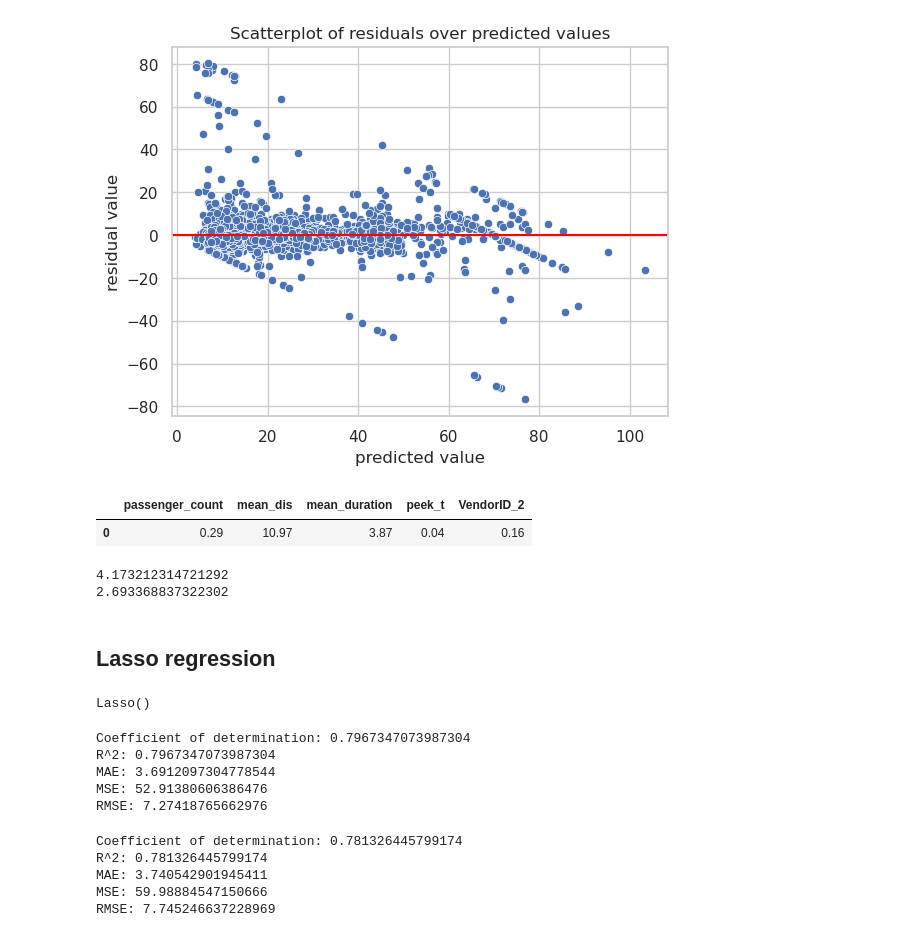
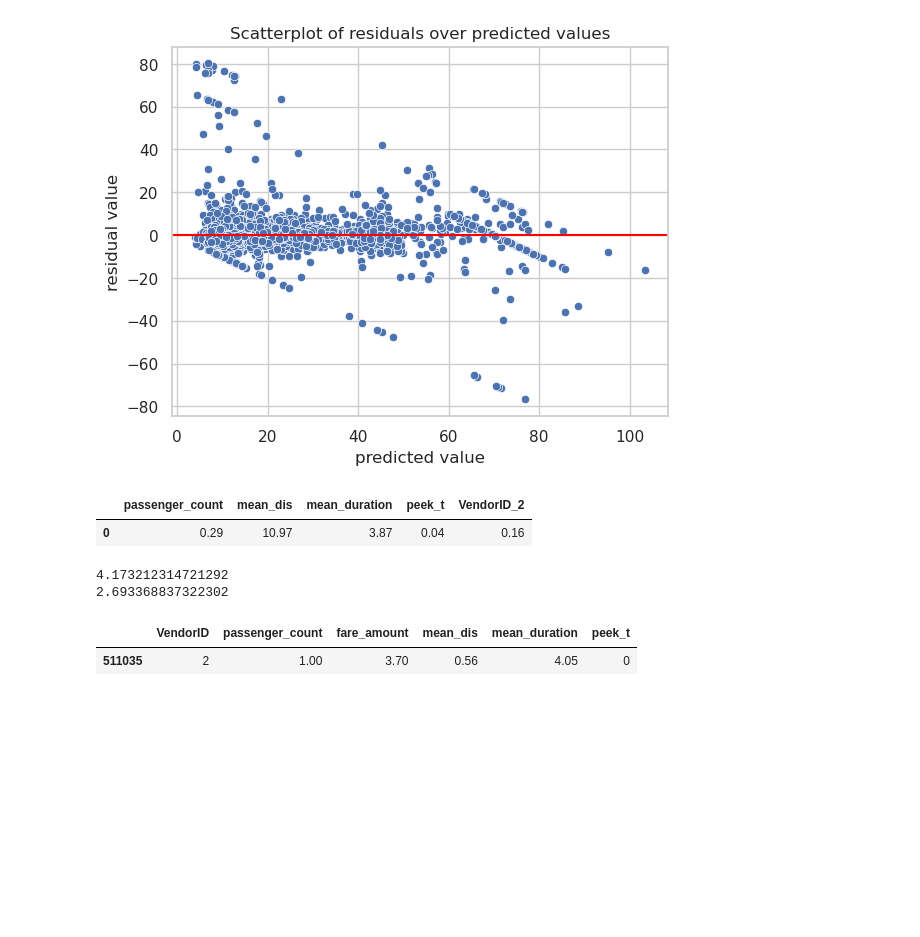
Before and after one commit to Hariharan-Sathiyamoorthy/Taxi_fare_predictor, a Jupyter notebook: CML.ipynb, the cells around one changed output. Saved outputs shown, nothing was run; the diff lists cells and outputs as text; code cells hidden in the pictures; blank space fills up the shorter version.

Commit message:
completed linear regression

```diff
--- a/CML.ipynb
+++ b/CML.ipynb
@@ -538,28 +527,3 @@ plt.title('Distribution of Fare Amounts')
 plt.show()
 # %% [output]
 [figure]
-# %%
-Q1 = rdDf['fare_amount'].quantile(0.25)
-Q3 = rdDf['fare_amount'].quantile(0.75)
-IQR = Q3 - Q1
-
-# Defining outliers as those outside 1.5 * IQR
-lower_bound = Q1 - 1.5 * IQR
-upper_bound = Q3 + 1.5 * IQR
-
-outliers = rdDf[(rdDf['fare_amount'] < lower_bound) | (rdDf['fare_amount'] > upper_bound)]
-non_outliers = rdDf[(rdDf['fare_amount'] >= lower_bound) & (rdDf['fare_amount'] <= upper_bound)]
-# non_outliers
-# rdDf['fare_amount'] = rdDf['fare_amount'].apply(lambda x: upper_bound if x > upper_bound else x)
-# df['fare_amount_log'] = df['fare_amount'].apply(lambda x: np.log(x + 1))  # Adding 1 to handle log(0)
-median_fare = rdDf['fare_amount'].median()
-rdDf['fare_amount'] = rdDf['fare_amount'].apply(lambda x: median_fare if x > upper_bound else x)
-
-
-rdDf['fare_amount'].describe()
-plt.hist(rdDf['fare_amount'], bins=50)
-plt.xlabel('Fare Amount')
-plt.ylabel('Frequency')
-plt.title('Distribution of Fare Amounts')
-plt.show()
-rdDf['fare_amount'].describe()
@@ -629,10 +575,11 @@ coefficients
 # %%
 print(X_train['mean_dis'].std())
 
 
 print(11.24 / X_train['mean_dis'].std())
+rdDf[rdDf['fare_amount'] < 10][:1]
 # %% [output]
 4.173212314721292
 2.693368837322302
+|  | VendorID | passenger_count | fare_amount | mean_dis | mean_duration | peek_t |
+| 511035 | 2 | 1.00 | 3.70 | 0.56 | 4.05 | 0 |
-# %% [markdown]
-## Lasso regression
@@ -641,32 +585,0 @@ lasso = Lasso(alpha=1.0)
-# %%
-lasso.fit(X_train_scaled, y_train)
-# %% [output]
-Lasso()
-# %%
-r_sq = lasso.score(X_train_scaled, y_train)
-print('Coefficient of determination:', r_sq)
-y_pred_train = lasso.predict(X_train_scaled)
-print('R^2:', r2_score(y_train, y_pred_train))
-print('MAE:', mean_absolute_error(y_train, y_pred_train))
-print('MSE:', mean_squared_error(y_train, y_pred_train))
-print('RMSE:',np.sqrt(mean_squared_error(y_train, y_pred_train)))
-# %% [output]
-Coefficient of determination: 0.7967347073987304
-R^2: 0.7967347073987304
-MAE: 3.6912097304778544
-MSE: 52.91380606386476
-RMSE: 7.27418765662976
-# %%
-r_sq_test = lasso.score(X_test_scaled, y_test)
-print('Coefficient of determination:', r_sq_test)
-y_pred_test = lasso.predict(X_test_scaled)
-print('R^2:', r2_score(y_test, y_pred_test))
-print('MAE:', mean_absolute_error(y_test,y_pred_test))
-print('MSE:', mean_squared_error(y_test, y_pred_test))
-print('RMSE:',np.sqrt(mean_squared_error(y_test, y_pred_test)))
-# %% [output]
-Coefficient of determination: 0.781326445799174
-R^2: 0.781326445799174
-MAE: 3.740542901945411
-MSE: 59.98884547150666
-RMSE: 7.745246637228969
```
Also changed, not shown: parts of 17 cells of this notebook.
